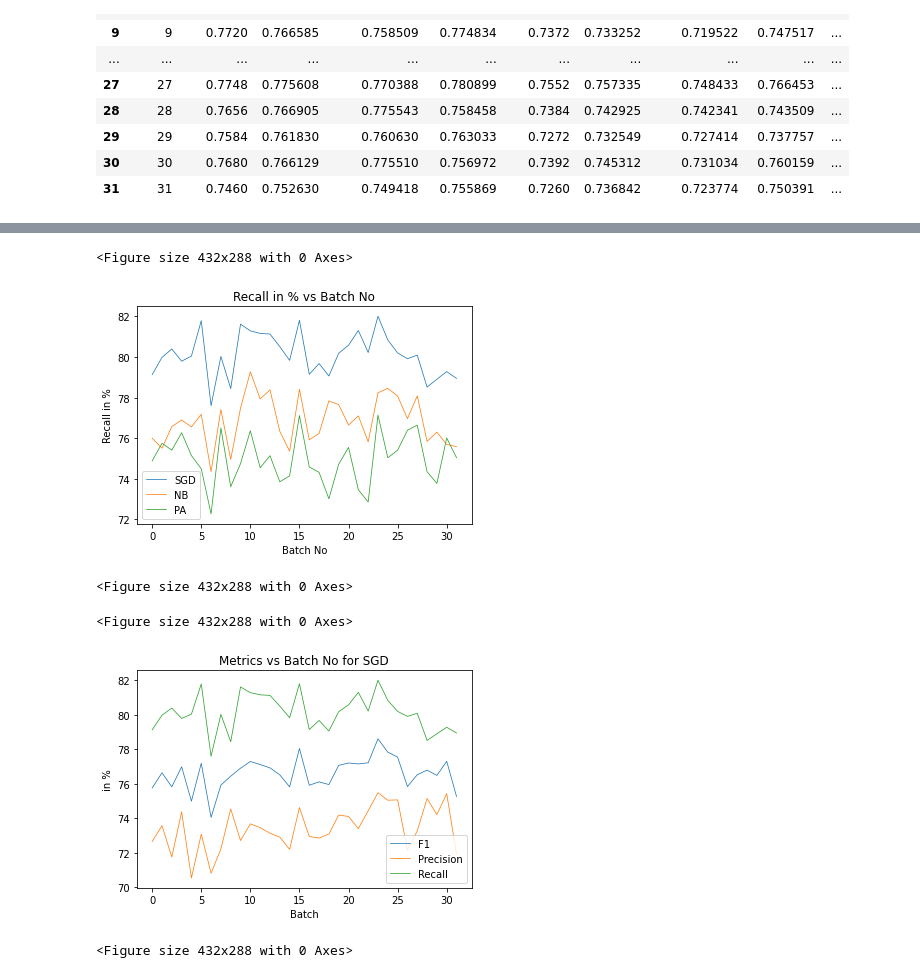
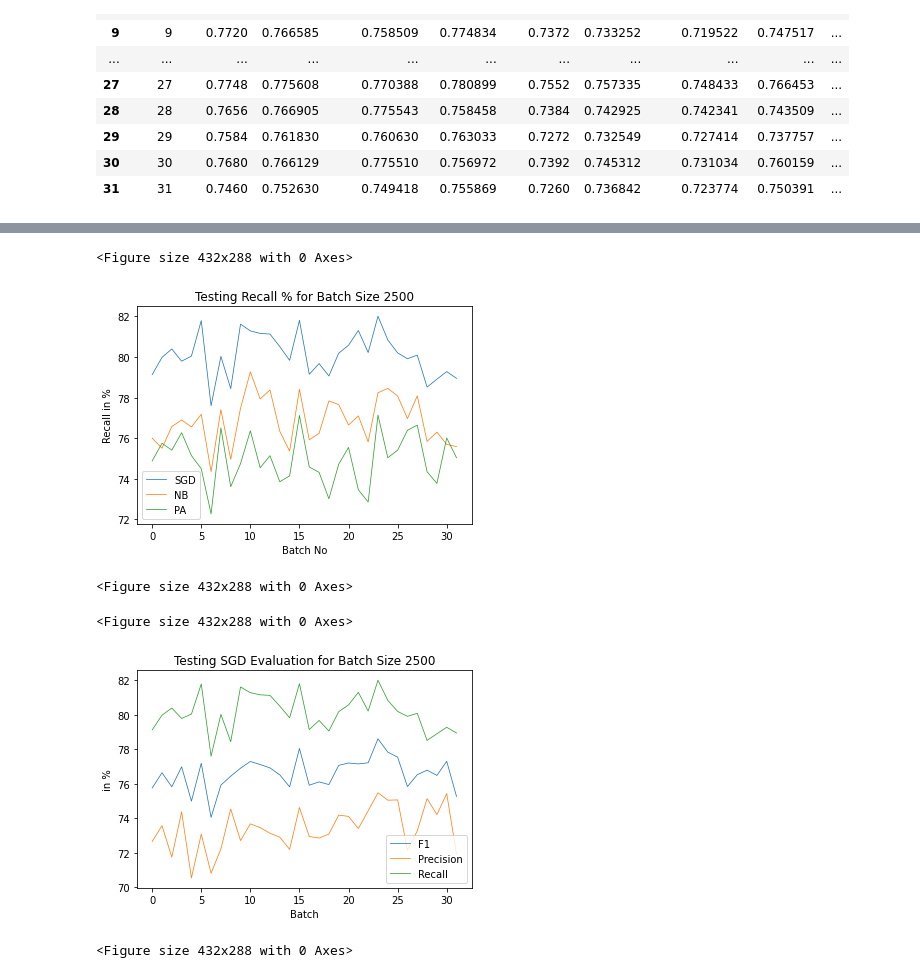
Before and after one commit to Big-Data-Gang/Machine-Learning-with-Spark-Streaming, a Jupyter notebook: Plotting/Test Plots.ipynb, the cells around one changed output, grey strips where cells are left out. Cells and saved outputs as stored; diff of their text form; code cells hidden in the pictures.

```diff
--- a/Plotting/Test Plots.ipynb
+++ b/Plotting/Test Plots.ipynb
@@ -71,25 +71,25 @@ plt.plot(df2500['Batch'], df2500['NB Recall'] * 100, label='NB', linewidth=0.75)
 plt.plot(df2500['Batch'], df2500['PA Recall'] * 100, label='PA', linewidth=0.75)
 plt.xlabel('Batch No')
 plt.ylabel('Recall in %')
-plt.title('Recall in % vs Batch No')
+plt.title('Testing Recall % for Batch Size 2500')
 plt.legend()
 plt.figure()
 # %% [output]
 <Figure size 432x288 with 0 Axes>
-[figure, old version]
+[figure, new version]
 <Figure size 432x288 with 0 Axes>
 # %%
 plt.plot(df2500['Batch'], df2500['SGD F1'] * 100, label='F1', linewidth=0.75)
 plt.plot(df2500['Batch'], df2500['SGD Precision'] * 100, label='Precision', linewidth=0.75)
 plt.plot(df2500['Batch'], df2500['SGD Recall'] * 100, label='Recall', linewidth=0.75)
 plt.xlabel('Batch')
 plt.ylabel('in %')
-plt.title('Metrics vs Batch No for SGD')
+plt.title('Testing SGD Evaluation for Batch Size 2500')
 plt.legend()
 plt.figure()
 # %% [output]
 <Figure size 432x288 with 0 Axes>
-[figure, old version]
+[figure, new version]
 <Figure size 432x288 with 0 Axes>
 # %%
 plt.plot(df2500['Batch'], df2500['NB F1'] * 100, label='F1', linewidth=0.75)
```
Also changed, not shown: parts of 15 cells of this notebook.
